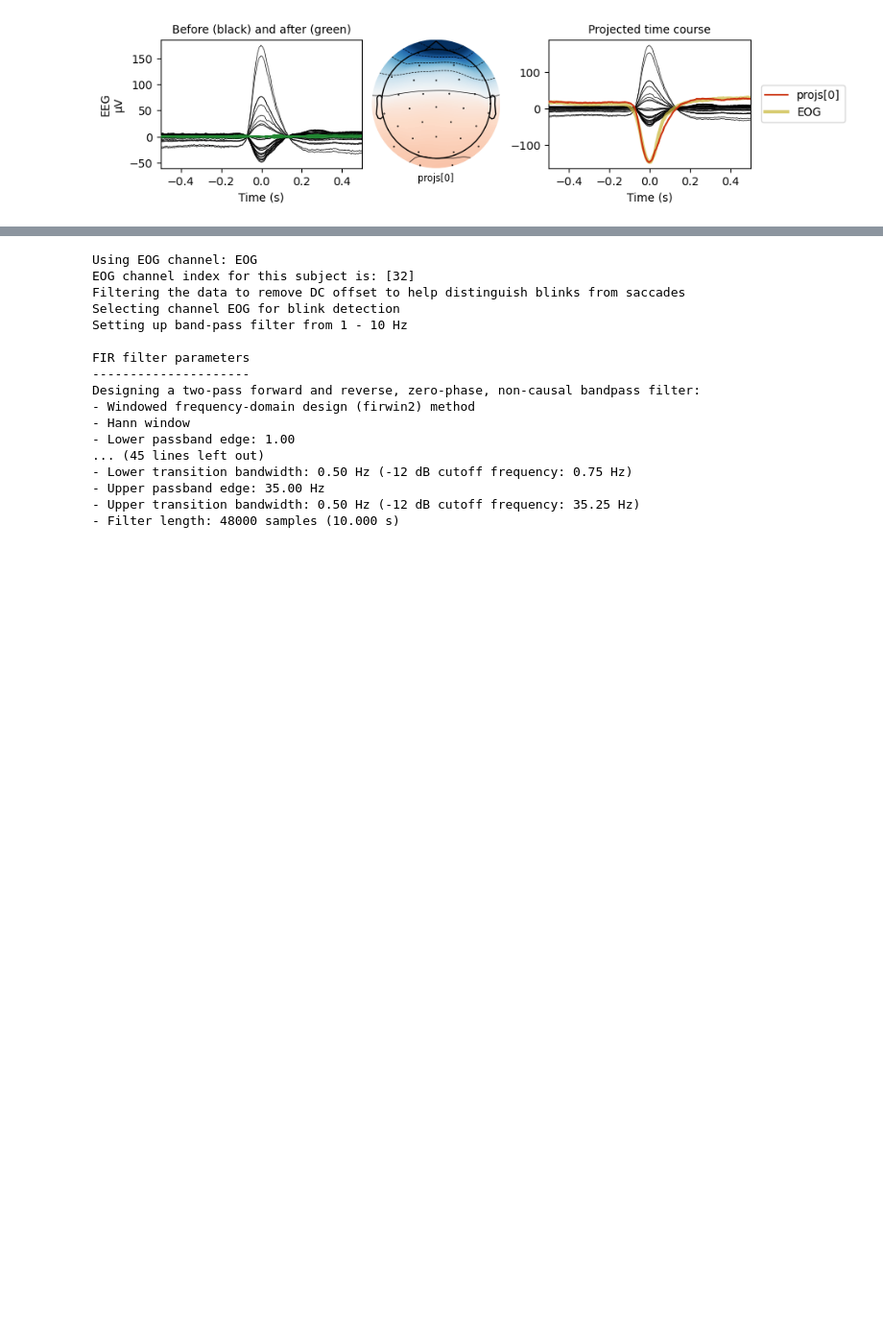
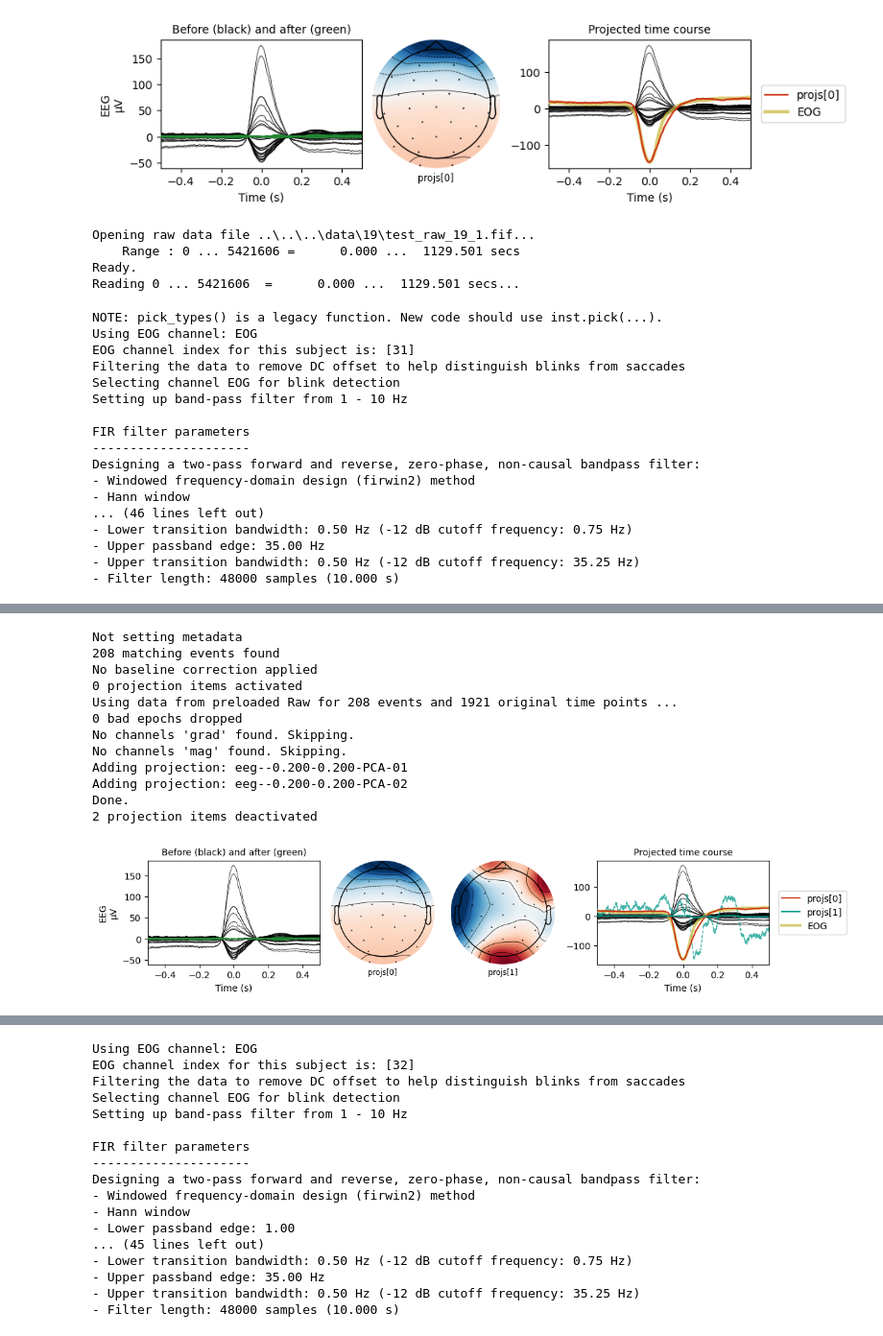
Before and after one commit to Shawnzty/tRNS-Intelligence, a Jupyter notebook: processing/prepare_raw_file/repair_EOG.ipynb, the cells around one changed output, grey strips where cells are left out. Shown: that part at 96% size. Saved outputs shown, nothing was run; the diff lists cells and outputs as text; code cells hidden in the pictures; blank space fills up the shorter version.

```diff
--- a/processing/prepare_raw_file/repair_EOG.ipynb
+++ b/processing/prepare_raw_file/repair_EOG.ipynb
@@ -252,9 +243,39 @@ fig.savefig('eog_projectors.png', dpi=600)
 # %%
-# # Pick EEG and EOG channels
-# raw.pick_types(eeg=True, eog=True, exclude=[])
-# raw.filter(0.3, None, picks= ['eeg', 'eog'])
-# # Create EOG epochs
-# eog_evoked = create_eog_epochs(raw).average(picks="all")
-# eog_evoked.apply_baseline((None, None))
-# eog_projs, _ = compute_proj_eog(raw, n_grad=1, n_mag=1, n_eeg=1, reject=None, no_proj=True)
-# raw_clean = raw.add_proj(eog_projs)
+# load raw
+subject_id = 19
+tasktime = 1 # 1-pre, 2-post
+raw_path = os.path.join('..', '..', '..', 'data', str(subject_id), 'test_raw_' + str(subject_id) + '_' + str(tasktime) + '.fif')
+raw = mne.io.read_raw_fif(raw_path, preload=True)
+
+# Pick EEG and EOG channels
+raw.pick_types(eeg=True, eog=True, exclude=[])
+
+# Create EOG epochs
+eog_evoked = create_eog_epochs(raw).average(picks="all")
+eog_evoked.apply_baseline((None, None))
+# eog_evoked.plot_joint()
+eog_projs, _ = compute_proj_eog(
+    raw, n_grad=1, n_mag=1, n_eeg=2, reject=None, no_proj=True
+)
+# %% [output]
+Opening raw data file ..\..\..\data\19\test_raw_19_1.fif...
+    Range : 0 ... 5421606 =      0.000 ...  1129.501 secs
+Ready.
+Reading 0 ... 5421606  =      0.000 ...  1129.501 secs...
+NOTE: pick_types() is a legacy function. New code should use inst.pick(...).
+Using EOG channel: EOG
+EOG channel index for this subject is: [31]
+Filtering the data to remove DC offset to help distinguish blinks from saccades
+Selecting channel EOG for blink detection
+Setting up band-pass filter from 1 - 10 Hz
+
+FIR filter parameters
+---------------------
+Designing a two-pass forward and reverse, zero-phase, non-causal bandpass filter:
+- Windowed frequency-domain design (firwin2) method
+- Hann window
+... (46 lines left out)
+- Lower transition bandwidth: 0.50 Hz (-12 dB cutoff frequency: 0.75 Hz)
+- Upper passband edge: 35.00 Hz
+- Upper transition bandwidth: 0.50 Hz (-12 dB cutoff frequency: 35.25 Hz)
+- Filter length: 48000 samples (10.000 s)
@@ -260,0 +283,13 @@ fig.savefig('eog_projectors.png', dpi=600)
+Not setting metadata
+208 matching events found
+No baseline correction applied
+0 projection items activated
+Using data from preloaded Raw for 208 events and 1921 original time points ...
+0 bad epochs dropped
+No channels 'grad' found. Skipping.
+No channels 'mag' found. Skipping.
+Adding projection: eeg--0.200-0.200-PCA-01
+Adding projection: eeg--0.200-0.200-PCA-02
+Done.
+2 projection items deactivated
+[figure, added]
```
Also changed, not shown: parts of 7 cells of this notebook, 8 other files.
